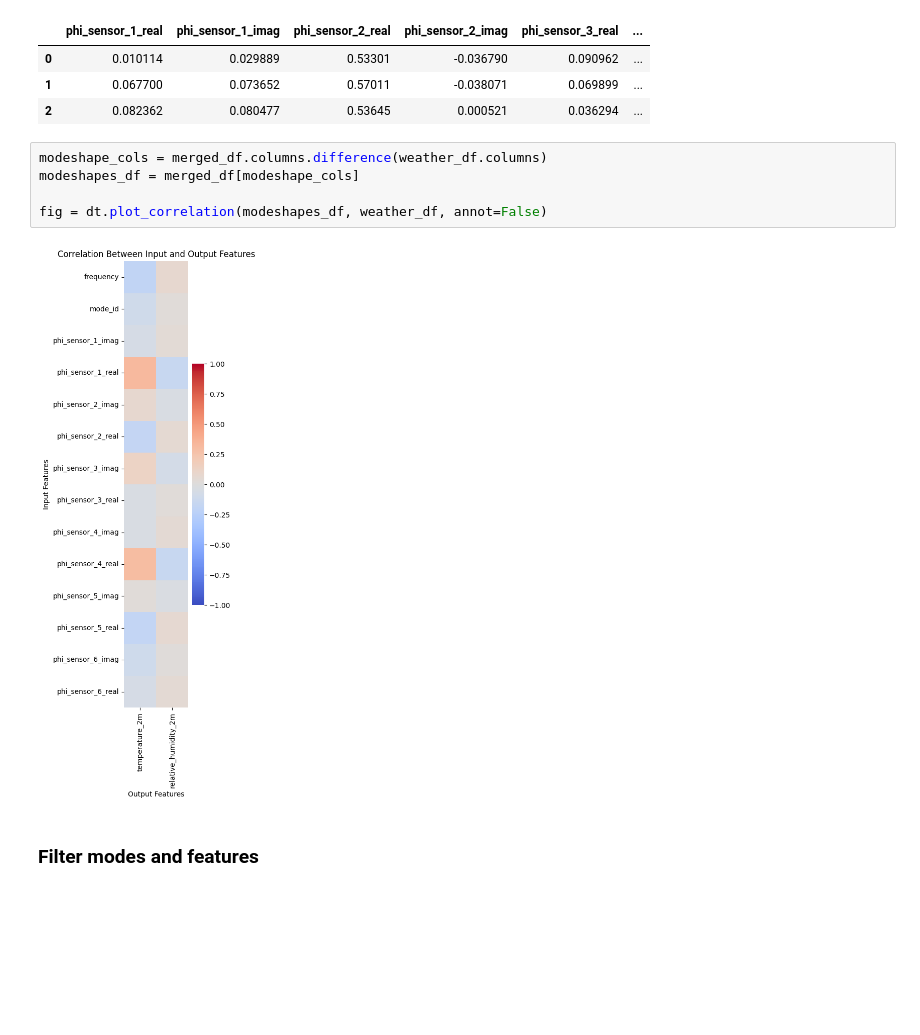
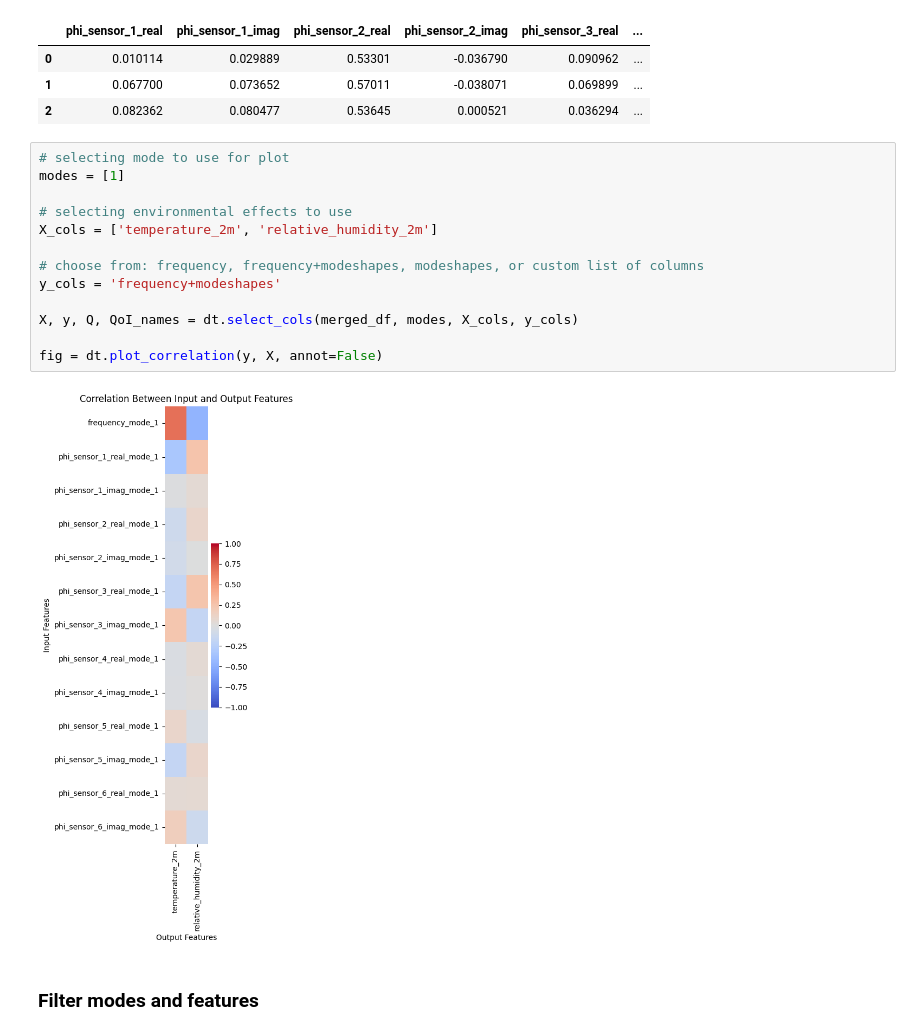
Before and after one commit to TRACE-Structures/digital_twinning, a Jupyter notebook: demo/notebooks/data_driven_granada_hospital.ipynb, the cells around one changed output. Cells and saved outputs as stored; diff of their text form; blank space fills up the shorter version.

Commit message:
Updated correlation plot

```diff
--- a/demo/notebooks/data_driven_granada_hospital.ipynb
+++ b/demo/notebooks/data_driven_granada_hospital.ipynb
@@ -89,13 +107,21 @@ Constant columns ['xi'] were found and excluded.
 | 0 | 0.010114 | 0.029889 | 0.53301 | -0.036790 | 0.090962 | ... |
 | 1 | 0.067700 | 0.073652 | 0.57011 | -0.038071 | 0.069899 | ... |
 | 2 | 0.082362 | 0.080477 | 0.53645 | 0.000521 | 0.036294 | ... |
-# %%
-modeshape_cols = merged_df.columns.difference(weather_df.columns)
-modeshapes_df = merged_df[modeshape_cols]
-
-fig = dt.plot_correlation(modeshapes_df, weather_df, annot=False)
-# %% [output]
-[figure, removed]
+# %%
+# selecting mode to use for plot
+modes = [1]
+
+# selecting environmental effects to use
+X_cols = ['temperature_2m', 'relative_humidity_2m']
+
+# choose from: frequency, frequency+modeshapes, modeshapes, or custom list of columns
+y_cols = 'frequency+modeshapes'
+
+X, y, Q, QoI_names = dt.select_cols(merged_df, modes, X_cols, y_cols)
+
+fig = dt.plot_correlation(y, X, annot=False)
+# %% [output]
+[figure, added]
 # %% [markdown]
 ### Filter modes and features
 # %%
```
Also changed, not shown: parts of 2 cells of this notebook.
